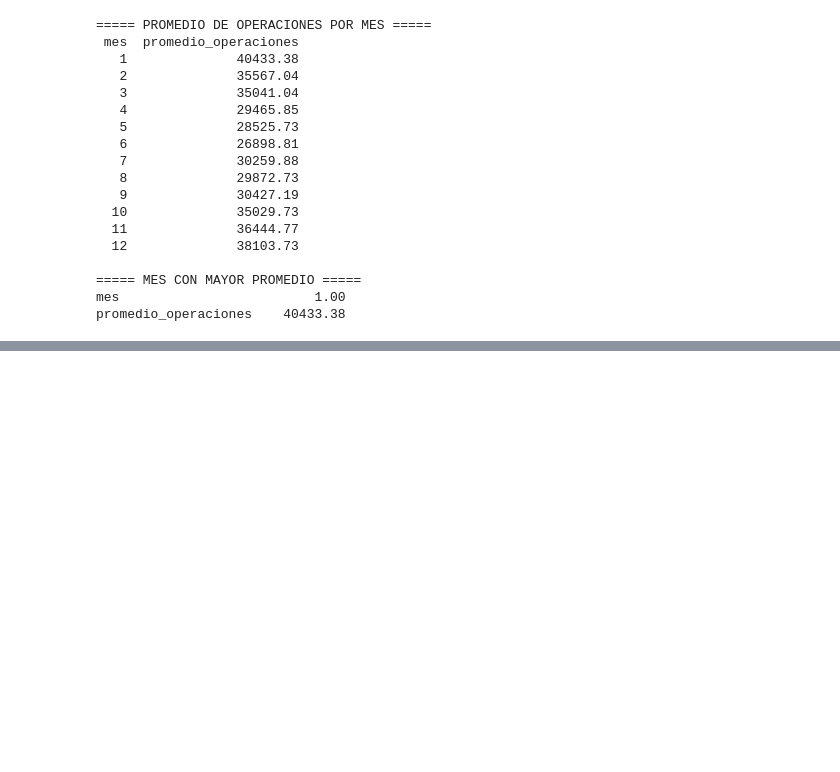
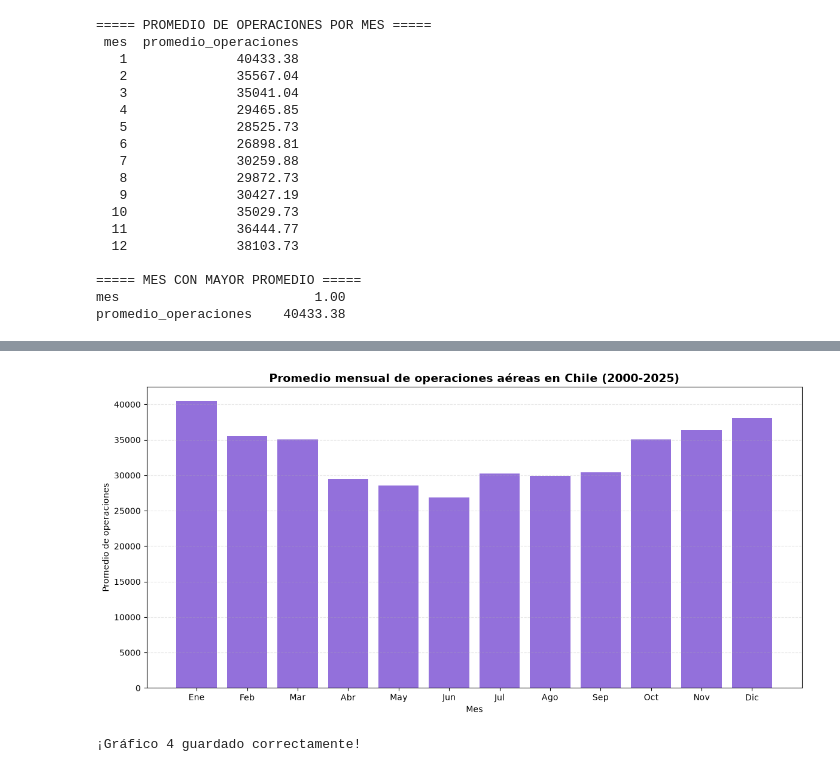
Before and after one commit to catalinaamairaajuju-alt/evaluacion_02_transportes, a Jupyter notebook: notebooks/evaluacion02.ipynb, the cells around one changed output, grey strips where cells are left out. Saved outputs shown, nothing was run; the diff lists cells and outputs as text; code cells hidden in the pictures; blank space fills up the shorter version.

```diff
--- a/notebooks/evaluacion02.ipynb
+++ b/notebooks/evaluacion02.ipynb
@@ -392,0 +515,40 @@ promedio_operaciones    40433.38
+# %%
+# GRÁFICO 4: Promedio mensual de operaciones aéreas
+
+nombres_meses = [
+    "Ene", "Feb", "Mar", "Abr", "May", "Jun",
+    "Jul", "Ago", "Sep", "Oct", "Nov", "Dic"
+]
+
+plt.figure(figsize=(12, 6))
+
+plt.bar(
+    nombres_meses,
+    operaciones_mensuales["promedio_operaciones"],
+    color="mediumpurple"
+)
+
+plt.title(
+    "Promedio mensual de operaciones aéreas en Chile (2000-2025)",
+    fontsize=14,
+    fontweight="bold"
+)
+
+plt.xlabel("Mes")
+plt.ylabel("Promedio de operaciones")
+plt.grid(axis="y", linestyle="--", alpha=0.3)
+
+plt.tight_layout()
+
+plt.savefig(
+    carpeta_figuras / "grafico_04_promedio_mensual.png",
+    dpi=300,
+    bbox_inches="tight"
+)
+
+plt.show()
+
+print("¡Gráfico 4 guardado correctamente!")
+# %% [output]
+[figure, added]
+¡Gráfico 4 guardado correctamente!
```
Also changed, not shown: parts of 4 cells of this notebook, 5 other files.
